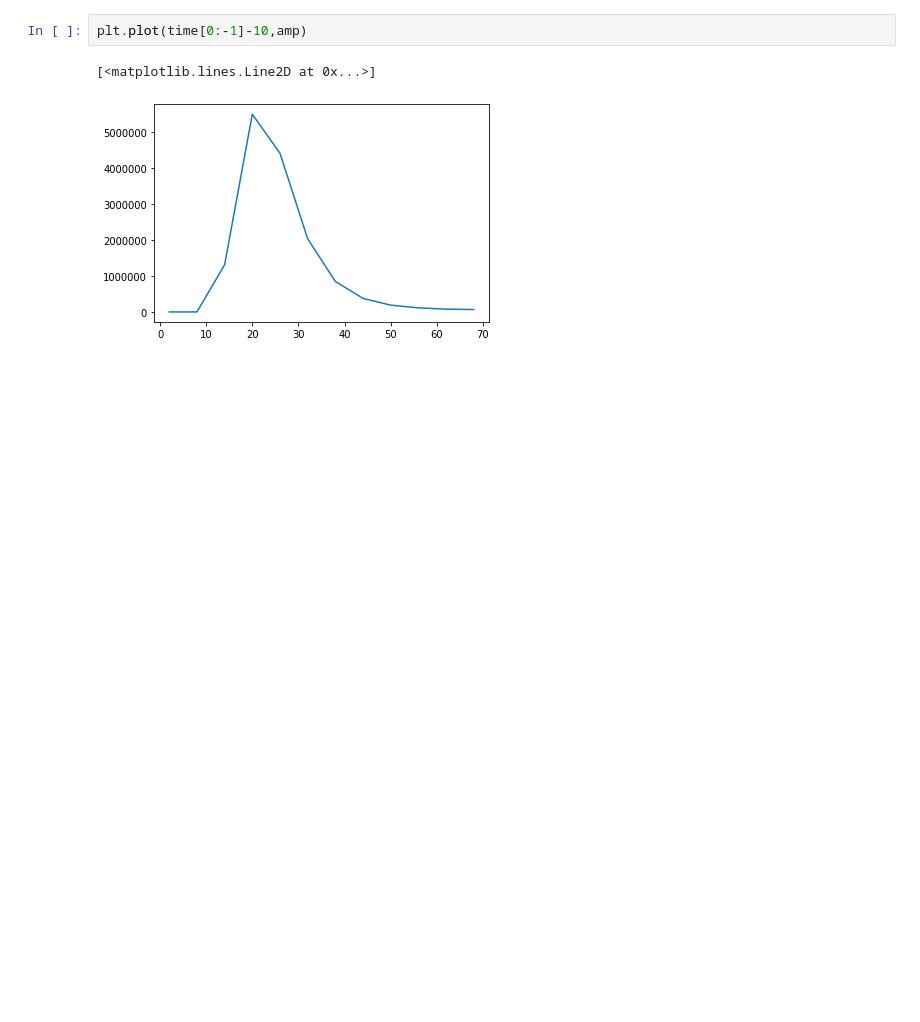
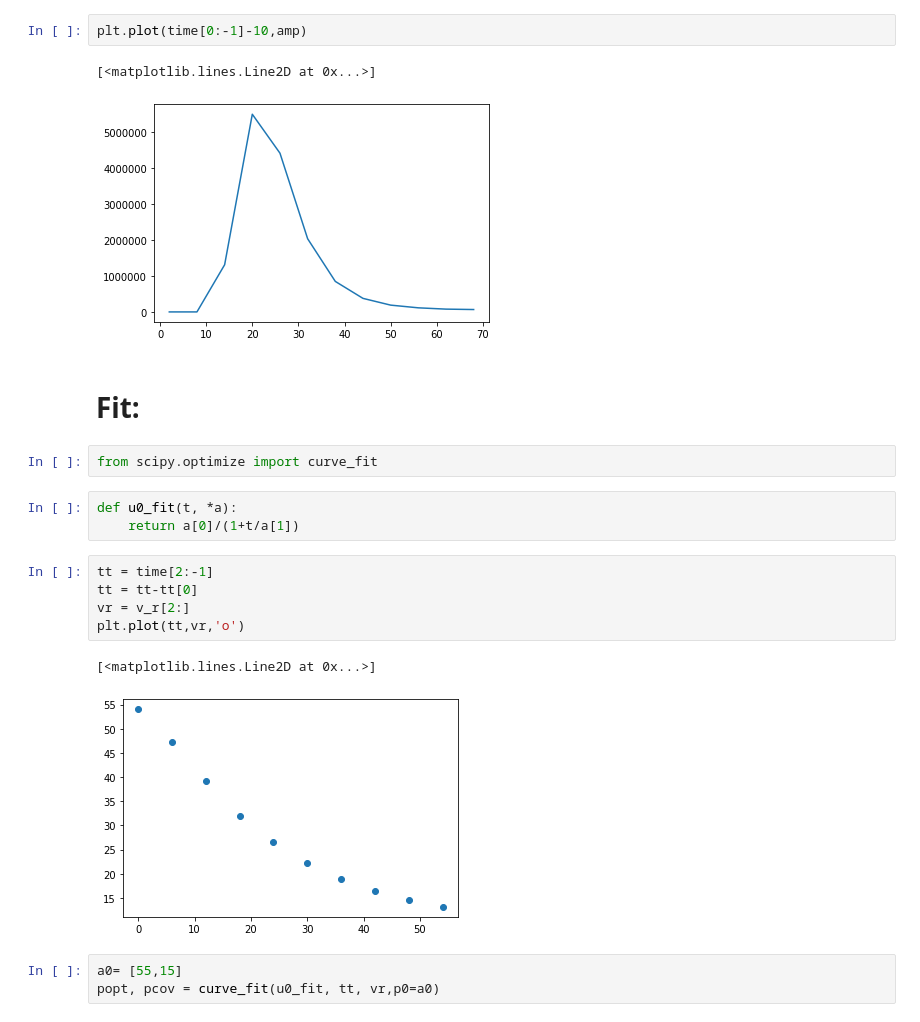
Before and after one commit to wilashfie/synth_spec, a Jupyter notebook: rebin_loop_ebtel.ipynb, the cells around one changed output. Saved outputs shown, nothing was run; the diff lists cells and outputs as text; blank space fills up the shorter version.

```diff
--- a/rebin_loop_ebtel.ipynb
+++ b/rebin_loop_ebtel.ipynb
@@ -222,3 +222,21 @@ plt.plot(time[0:-1]-10,amp)
 # %% [output]
 [<matplotlib.lines.Line2D at 0x...>]
 [figure]
+# %% [markdown]
+# Fit:
+# %%
+from scipy.optimize import curve_fit
+# %%
+def u0_fit(t, *a):
+    return a[0]/(1+t/a[1])
+# %%
+tt = time[2:-1]
+tt = tt-tt[0]
+vr = v_r[2:]
+plt.plot(tt,vr,'o')
+# %% [output]
+[<matplotlib.lines.Line2D at 0x...>]
+[figure, added]
+# %%
+a0= [55,15]
+popt, pcov = curve_fit(u0_fit, tt, vr,p0=a0)
```
Also changed, not shown: parts of 7 cells of this notebook, 1 other file.
